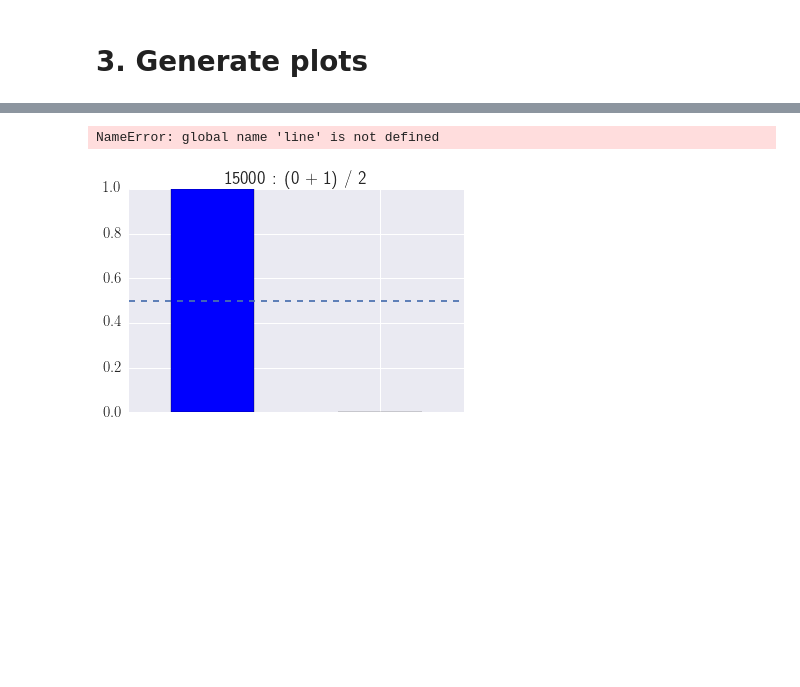
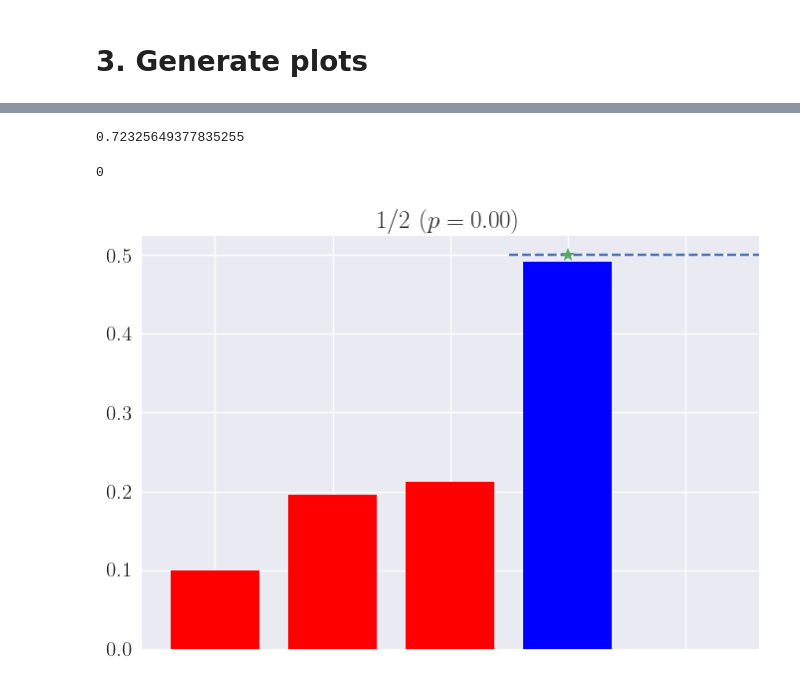
Before and after one commit to elkebir-group/PPM-NonUniq, a Jupyter notebook: analysis.ipynb, the cells around one changed output, grey strips where cells are left out. Drawn from its saved outputs; the diff is of its cells as text; code cells hidden in the pictures; blank space fills up the shorter version.

```diff
--- a/analysis.ipynb
+++ b/analysis.ipynb
@@ -475,6 +525,8 @@ plt.savefig("solutions_LRS.pdf")
 # %%
-sns.stripplot(data=df_LRS, hue="r", y="par", x="k", alpha=.4, split=True, linewidth=1, jitter=.1)
-ax = sns.boxplot(data=df_LRS, hue="r", y="par", x="k", showfliers=False)
+sns.stripplot(data=df_LRS, hue="r", y="par", x="k", alpha=.4, split=True, linewidth=1,
+              jitter=.1, palette=sns.color_palette("Set2", 10))
+ax = sns.boxplot(data=df_LRS, hue="r", y="par", x="k", showfliers=False,
+                 palette=sns.color_palette("Set2", 10))
 # ax.set(yscale="log")
 handles, labels = ax.get_legend_handles_labels()
 ax.legend(handles[0:6], labels[0:6], title="\# SNV pairs", loc="lower right")
@@ -487,13 +539,26 @@ plt.savefig("edge_recall_LRS.pdf")
 # %%
 def identifySolution(filename):
-    filename = os.path.basename(filename).rstrip(".txt\n")
-    instance = '_'.join(line.split('_')[0:2])
-    return oncolib.identifySolution("enumerate_output/" + line + "_clustered_trees.txt",
+    filename = os.path.basename(filename).rstrip(".tsv\n")
+    instance = '_'.join(filename.split('_')[0:2])
+    return oncolib.identifySolution("enumerate_output/" + filename + "_clustered_trees.txt",
                                     "simulate_output/" + instance + ".tree")
+# %%
+def uniformityTest(filename):
+    df = pd.read_table(filename)
+    df = df[df['index'] >= 0]
+    nrSols = df['count'].sum()
+#     if nrSols == 0:
+#         return 1
+#     else:
+    return chisquare(df['count'])[1]
+# %%
+uniformityTest('rejection_out/n7_S12_k1.tsv')
+# %% [output]
+0.72325649377835255
 # %%
-identifySolution('PhyloWGS_output/n7_S12_k1.tsv')
+identifySolution('PhyloWGS_output/n7_S12_k5.tsv')
 # %% [output]
-NameError: global name 'line' is not defined
+0
 # %%
 def plot_uniformity(filename, ax):
     df = pd.read_table(filename)
@@ -507,16 +572,28 @@ def plot_uniformity(filename, ax):
     df_correct = df[df['index'] >= 0].sort_values('count', ascending = False)
     df_incorrect = df[df['index'] < 0].sort_values('count')
     df = pd.concat([df_incorrect, df_correct])
-    df.plot(x='index', y='rel_count', kind='bar', ax=ax, legend=False,
+    df.reset_index(inplace=True)
+    df.plot(x='index', y='rel_count', kind='bar', width=.75, ax=ax, legend=False,
             color=['red' if x < 0 else 'blue' for x in df['index']])
     ax.plot((nrIncorrectSols - .5, nrIncorrectSols+nrTrueSols),(u,u), ls='dashed')
-#     ax.plot([nrIncorrectSols + identifySolution(filename)], [u], marker='*', markersize=25)
+    solIdx = identifySolution(filename)
+    assert solIdx != -1
+#         print df
+#         print df[df['index'] == identifySolution(filename)].index[0]
+#         print [df[df['index'] == identifySolution(filename)].index[0]]
+#         print identifySolution(filename)
+    ax.plot([df[df['index'] == solIdx].index[0]],
+            [u], marker='*', markersize=20)
+#     ax.text(.85, .9, '$p = %.2f$' % uniformityTest(filename),
+#             horizontalalignment='center',
+#             verticalalignment='center',
+#             transform = ax.transAxes)
     ax.set_xticklabels([])
 #     ax.set_ylim((-.05,1))
-    ax.set_title("%d : (%d + %d) / %d" %
-                 (nrSols, nrIncorrectSols, nrCorrectSols, nrTrueSols))
+    ax.set_title("$%d/%d/%d$ $(p = %.2f)$" %
+                 (nrIncorrectSols, nrCorrectSols, nrTrueSols, uniformityTest(filename)))
     ax.set_xlabel("")
 # %%
-plot_uniformity('PhyloWGS_output/n7_S81_k10.tsv', plt.gca())
+plot_uniformity('r_output/old/n7_S81_k10.tsv', plt.gca())
 # %% [output]
-[figure, old version]
+[figure, new version]
```
Also changed, not shown: parts of 42 cells of this notebook, 2 other files.
